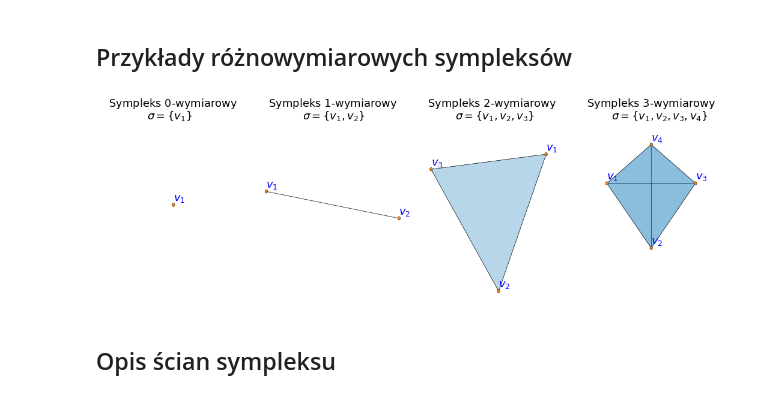
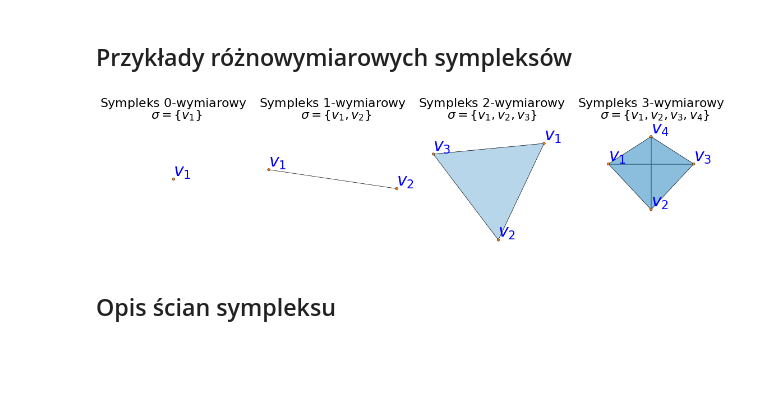
Before and after one commit to WinalexDD/Kod-do-Pracy-magisterskiej, a Jupyter notebook: Kod do grafik - Praca magisterska.ipynb, the cells around one changed output. Saved outputs shown, nothing was run; the diff lists cells and outputs as text; code cells hidden in the pictures; blank space fills up the shorter version.

```diff
--- a/Kod do grafik - Praca magisterska.ipynb
+++ b/Kod do grafik - Praca magisterska.ipynb
@@ -76,9 +76,13 @@ for idx, threshold in enumerate(epsilon_list):
         ax.fill([p1[0], p2[0], p3[0]], [p1[1], p2[1], p3[1]], color='green', alpha=0.5)
 
     # Parametry wykresów
-    ax.set_title(f"Kompleks V-R (ε = {threshold})", fontsize=16)
+    ax.set_title(f"Kompleks V-R (ε = {threshold})", fontsize=23, pad=10)
     ax.set_xlim(0, 1)
     ax.set_ylim(0, 1)
+    ax.set_yticks([0, 0.3, 0.6, 0.9])
+    ax.set_xticks([0, 0.3, 0.6, 0.9])
+    ax.tick_params(axis='x', labelsize=18)
+    ax.tick_params(axis='y', labelsize=18)
 
 # Wyświetlenie i zapisanie wykresu
 plt.tight_layout()
@@ -130,9 +134,13 @@ for idx, epsilon in enumerate(r):
             ax.fill([p1[0], p2[0], p3[0]], [p1[1], p2[1], p3[1]], color='green', alpha=0.5)
 
     # Parametry wykresów
-    ax.set_title(f"Kompleks Čecha (r = {epsilon})", fontsize=16)
+    ax.set_title(f"Kompleks Čecha (r = {epsilon})", fontsize=21, pad=10)
     ax.set_xlim(0, 1)
     ax.set_ylim(0, 1)
+    ax.set_yticks([0, 0.3, 0.6, 0.9])
+    ax.set_xticks([0, 0.3, 0.6, 0.9])
+    ax.tick_params(axis='x', labelsize=18)
+    ax.tick_params(axis='y', labelsize=18)
 
 # Wyświetlenie i zapisanie wykresu
 plt.tight_layout()
@@ -236,6 +244,10 @@ for idx, epsilon in enumerate(epsilons):
     ax.set_xlim(0, 1)
     ax.set_ylim(0, 1)
     ax.set_aspect('equal')
+    ax.set_yticks([0, 0.3, 0.6, 0.9])
+    ax.set_xticks([0, 0.3, 0.6, 0.9])
+    ax.tick_params(axis='x', labelsize=20)
+    ax.tick_params(axis='y', labelsize=20)
 
 # Wyświetlenie i zapisanie wykresu
 plt.tight_layout()
@@ -403,40 +419,40 @@ plt.show()
 # %%
 # Tworzenie sympleksów
 simplices1 = [[1]]
 simplices2 = [[1,2]]
 simplices3 = [[1,2,3]]
 simplices4 = [[1,2], [2,3], [3,4], [4,1], [1,3], [2,4], [1,3,4], [1,2,3], [1,2,4], [2,3,4]]
 
 # Tworzenie struktury wykresu
-fig, axs = plt.subplots(1, 4, figsize=(15, 5))
+fig, axs = plt.subplots(1, 4, figsize=(16, 4))
 
 # Wykres 1 - sympleks 0-wymiarowy
-draw_2d_simplicial_complex(simplices1, ax=axs[0], SEED=6, ANNOT=True, ANNOTsize=18)
-axs[0].set_title(r"Sympleks $0$-wymiarowy", fontsize=18)
-axs[0].annotate(r"$\sigma = \{v_1\}$", (-0.4,1), fontsize=18)
+draw_2d_simplicial_complex(simplices1, ax=axs[0], SEED=6, ANNOT=True, ANNOTsize=30)
+axs[0].set_title(r"Sympleks $0$-wymiarowy", fontsize=22, pad=10)
+axs[0].annotate(r"$\sigma = \{v_1\}$", (-0.35,1), fontsize=22)
 
 # Wykres 2 - sympleks 1-wymiarowy
-draw_2d_simplicial_complex(simplices2, ax=axs[1], SEED=7, ANNOT=True, ANNOTsize=18)
-axs[1].set_title(r"Sympleks $1$-wymiarowy", fontsize=18)
-axs[1].annotate(r"$\sigma = \{v_1, v_2\}$", (-0.45,1), fontsize=18)
+draw_2d_simplicial_complex(simplices2, ax=axs[1], SEED=7, ANNOT=True, ANNOTsize=30)
+axs[1].set_title(r"Sympleks $1$-wymiarowy", fontsize=22, pad=10)
+axs[1].annotate(r"$\sigma = \{v_1, v_2\}$", (-0.5,1), fontsize=22)
 
 # Wykres 3 - sympleks 2-wymiarowy
-draw_2d_simplicial_complex(simplices3, ax=axs[2], SEED=6, ANNOT=True, ANNOTsize=18)
-axs[2].set_title(r"Sympleks $2$-wymiarowy", fontsize=18)
-axs[2].annotate(r"$\sigma = \{v_1, v_2, v_3\}$", (-0.55,1), fontsize=18)
+draw_2d_simplicial_complex(simplices3, ax=axs[2], SEED=6, ANNOT=True, ANNOTsize=30)
+axs[2].set_title(r"Sympleks $2$-wymiarowy", fontsize=22, pad=10)
+axs[2].annotate(r"$\sigma = \{v_1, v_2, v_3\}$", (-0.7,1), fontsize=22)
 
 # Wykres 4 - sympleks 3-wymiarowy
 draw_2d_simplicial_complex(simplices4, ax=axs[3], fixedpos = {1:(-2/3,1/4), 2:(0,-5/10), 3:(2/3,1/4), 4:(0,7/10)},
-                           ANNOT=True, ANNOTsize=18)
-axs[3].set_title(r"Sympleks $3$-wymiarowy", fontsize=18)
-axs[3].annotate(r"$\sigma = \{v_1, v_2, v_3, v_4\}$", (-0.6,1), fontsize=18)
+                           ANNOT=True, ANNOTsize=30)
+axs[3].set_title(r"Sympleks $3$-wymiarowy", fontsize=22, pad=10)
+axs[3].annotate(r"$\sigma = \{v_1, v_2, v_3, v_4\}$", (-0.8,1), fontsize=22)
 
 # Wyświetlenie i zapisanie wykresu
 plt.tight_layout()
 #plt.savefig("PrzykładoweSympleksy.pdf", bbox_inches='tight')
 plt.show()
 # %% [output]
-[figure, old version]
+[figure, new version]
 # %% [markdown]
 ## Opis ścian sympleksu
 # %%
```
Also changed, not shown: parts of 24 cells of this notebook.
